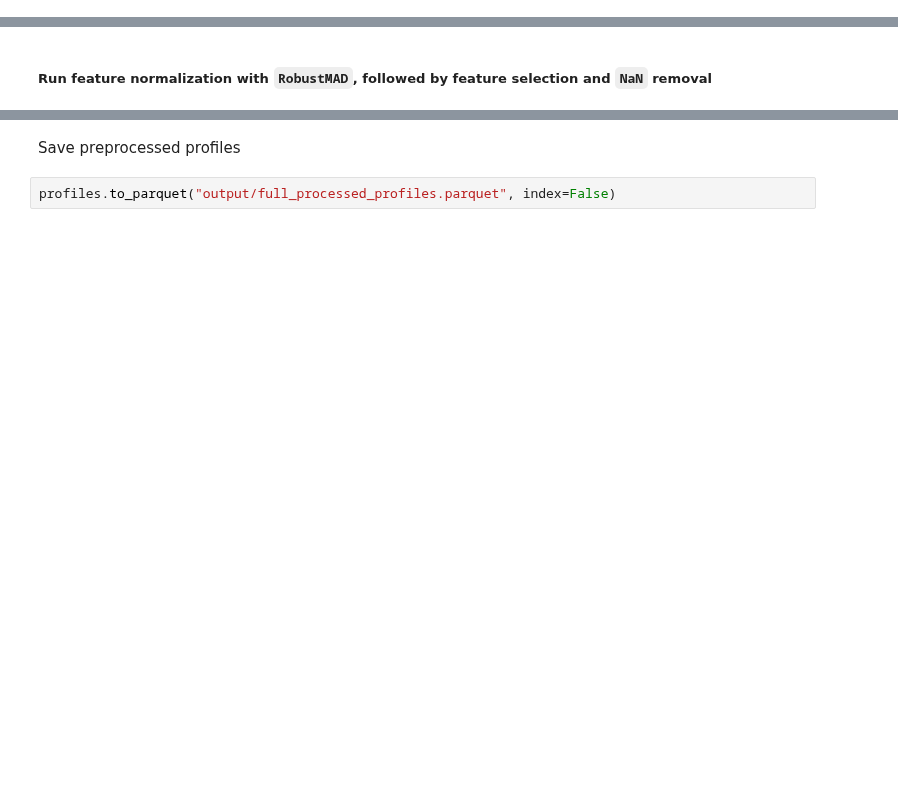
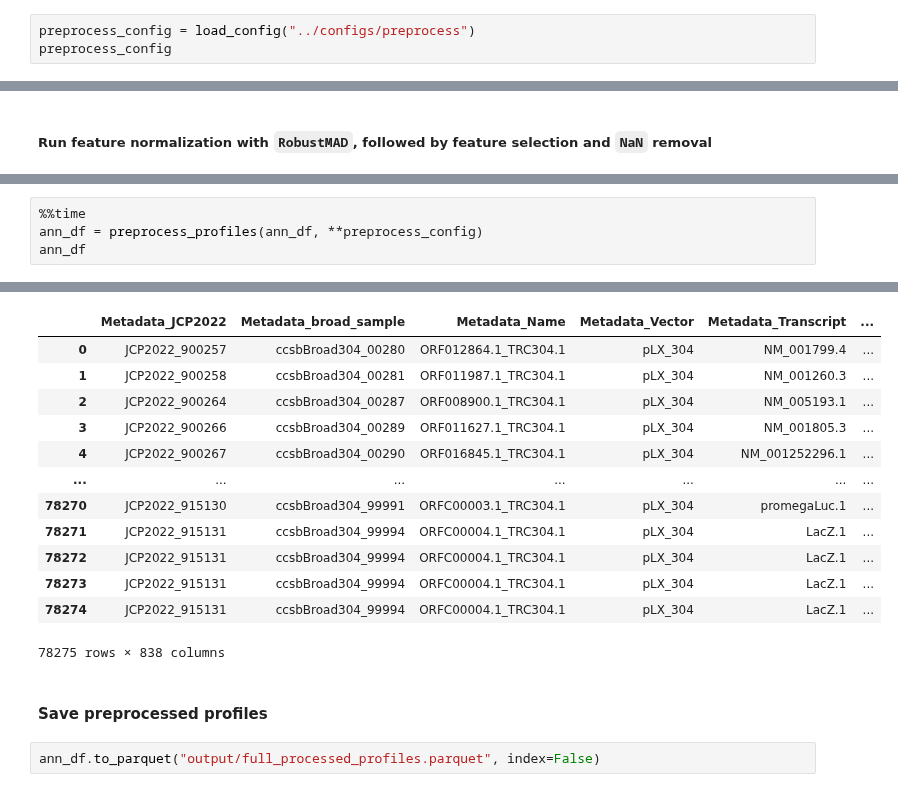
Before and after one commit to broadinstitute/position-effect-correction, a Jupyter notebook: 1.load/3_preprocess_raw.ipynb, the cells around one changed output, grey strips where cells are left out. Drawn from its saved outputs; the diff is of its cells as text; blank space fills up the shorter version.

```diff
--- a/1.load/3_preprocess_raw.ipynb
+++ b/1.load/3_preprocess_raw.ipynb
@@ -8 +10,4 @@ import pandas as pd
 from preprocess import preprocess_profiles
+# %%
+preprocess_config = load_config("../configs/preprocess")
+preprocess_config
@@ -40,0 +45,5 @@ Wall time: 1h 12min 31s
+# %%
+%%time
+ann_df = preprocess_profiles(ann_df, **preprocess_config)
+ann_df
+# %% [output]
@@ -41,4 +52,17 @@ Wall time: 1h 12min 31s
+|  | Metadata_JCP2022 | Metadata_broad_sample | Metadata_Name | Metadata_Vector | Metadata_Transcript | ... |
+| 0 | JCP2022_900257 | ccsbBroad304_00280 | ORF012864.1_TRC304.1 | pLX_304 | NM_001799.4 | ... |
+| 1 | JCP2022_900258 | ccsbBroad304_00281 | ORF011987.1_TRC304.1 | pLX_304 | NM_001260.3 | ... |
+| 2 | JCP2022_900264 | ccsbBroad304_00287 | ORF008900.1_TRC304.1 | pLX_304 | NM_005193.1 | ... |
+| 3 | JCP2022_900266 | ccsbBroad304_00289 | ORF011627.1_TRC304.1 | pLX_304 | NM_001805.3 | ... |
+| 4 | JCP2022_900267 | ccsbBroad304_00290 | ORF016845.1_TRC304.1 | pLX_304 | NM_001252296.1 | ... |
+| ... | ... | ... | ... | ... | ... | ... |
+| 78270 | JCP2022_915130 | ccsbBroad304_99991 | ORFC00003.1_TRC304.1 | pLX_304 | promegaLuc.1 | ... |
+| 78271 | JCP2022_915131 | ccsbBroad304_99994 | ORFC00004.1_TRC304.1 | pLX_304 | LacZ.1 | ... |
+| 78272 | JCP2022_915131 | ccsbBroad304_99994 | ORFC00004.1_TRC304.1 | pLX_304 | LacZ.1 | ... |
+| 78273 | JCP2022_915131 | ccsbBroad304_99994 | ORFC00004.1_TRC304.1 | pLX_304 | LacZ.1 | ... |
+| 78274 | JCP2022_915131 | ccsbBroad304_99994 | ORFC00004.1_TRC304.1 | pLX_304 | LacZ.1 | ... |
+78275 rows × 838 columns
 # %% [markdown]
-Save preprocessed profiles
+#### Save preprocessed profiles
 # %%
-profiles.to_parquet("output/full_processed_profiles.parquet", index=False)
+ann_df.to_parquet("output/full_processed_profiles.parquet", index=False)
```
Also changed, not shown: parts of 6 cells of this notebook, 2 other files.
